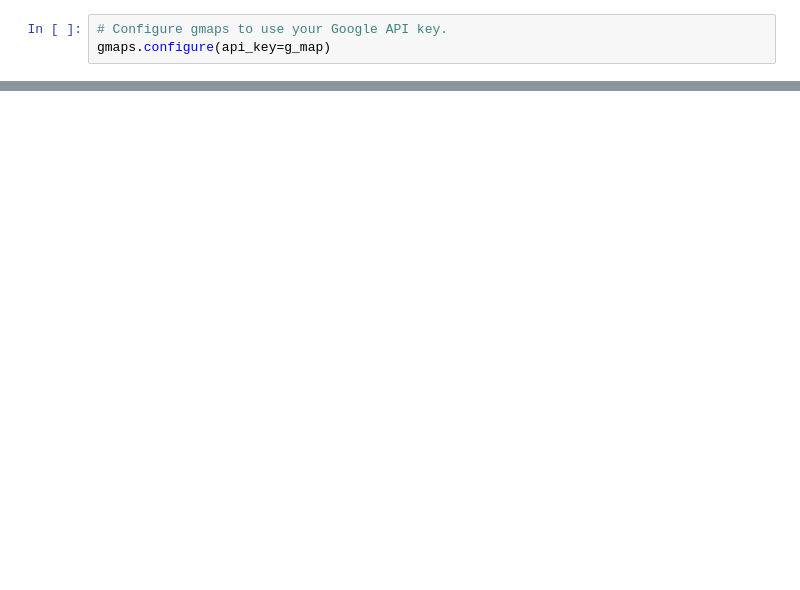
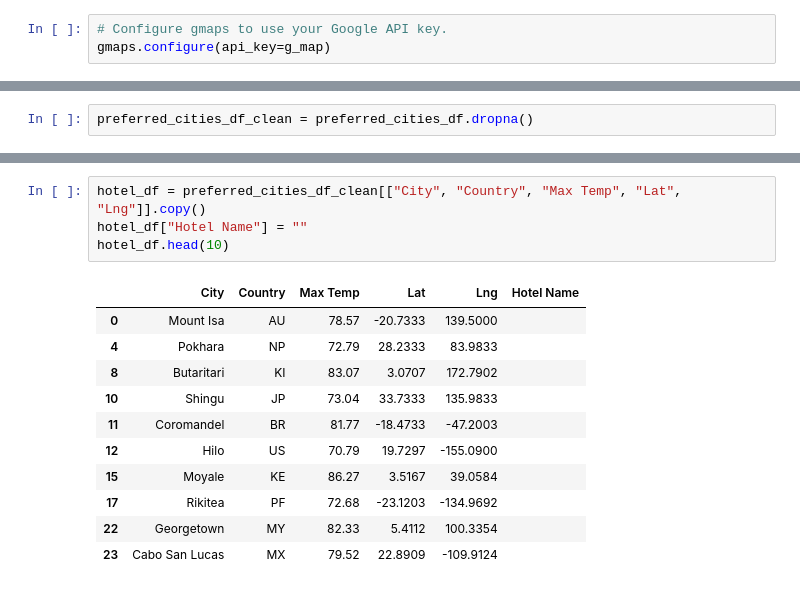
Before and after one commit to ASCHEET/World_Weather_Analysis, a Jupyter notebook: VacationPy.ipynb, the cells around one changed output, grey strips where cells are left out. Drawn from its saved outputs; the diff is of its cells as text; blank space fills up the shorter version.

```diff
--- a/VacationPy.ipynb
+++ b/VacationPy.ipynb
@@ -69,0 +211,2 @@ fig
+# %%
+preferred_cities_df_clean = preferred_cities_df.dropna()
@@ -69,0 +227,16 @@ fig
+# %%
+hotel_df = preferred_cities_df_clean[["City", "Country", "Max Temp", "Lat", "Lng"]].copy()
+hotel_df["Hotel Name"] = ""
+hotel_df.head(10)
+# %% [output]
+|  | City | Country | Max Temp | Lat | Lng | Hotel Name |
+| 0 | Mount Isa | AU | 78.57 | -20.7333 | 139.5000 |  |
+| 4 | Pokhara | NP | 72.79 | 28.2333 | 83.9833 |  |
+| 8 | Butaritari | KI | 83.07 | 3.0707 | 172.7902 |  |
+| 10 | Shingu | JP | 73.04 | 33.7333 | 135.9833 |  |
+| 11 | Coromandel | BR | 81.77 | -18.4733 | -47.2003 |  |
+| 12 | Hilo | US | 70.79 | 19.7297 | -155.0900 |  |
+| 15 | Moyale | KE | 86.27 | 3.5167 | 39.0584 |  |
+| 17 | Rikitea | PF | 72.68 | -23.1203 | -134.9692 |  |
+| 22 | Georgetown | MY | 82.33 | 5.4112 | 100.3354 |  |
+| 23 | Cabo San Lucas | MX | 79.52 | 22.8909 | -109.9124 |  |
```
Also changed, not shown: parts of 23 cells of this notebook, 7 other files.
